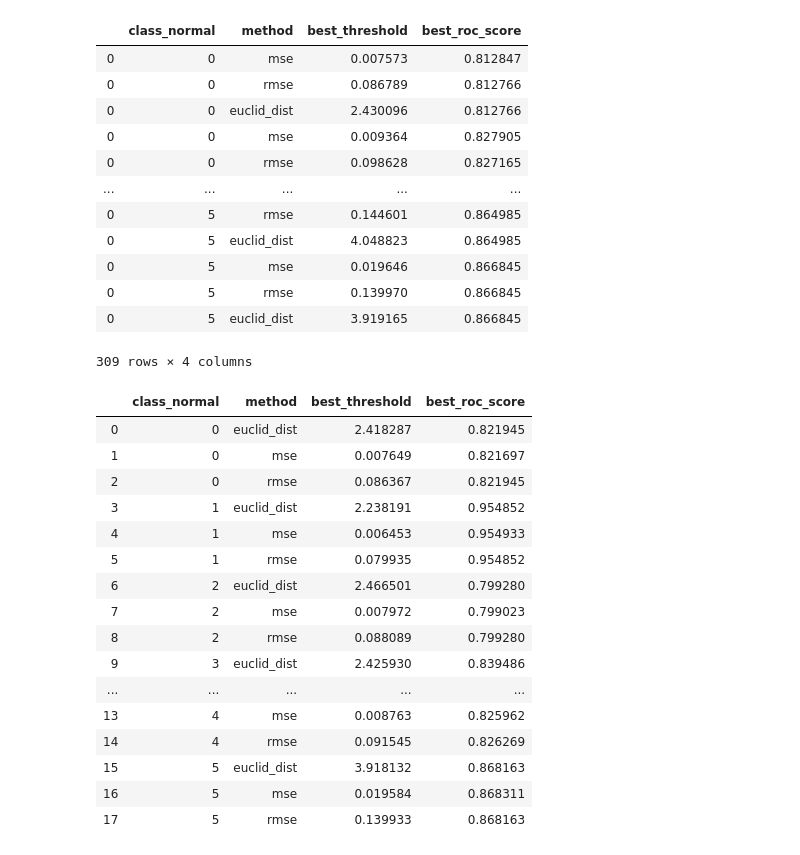
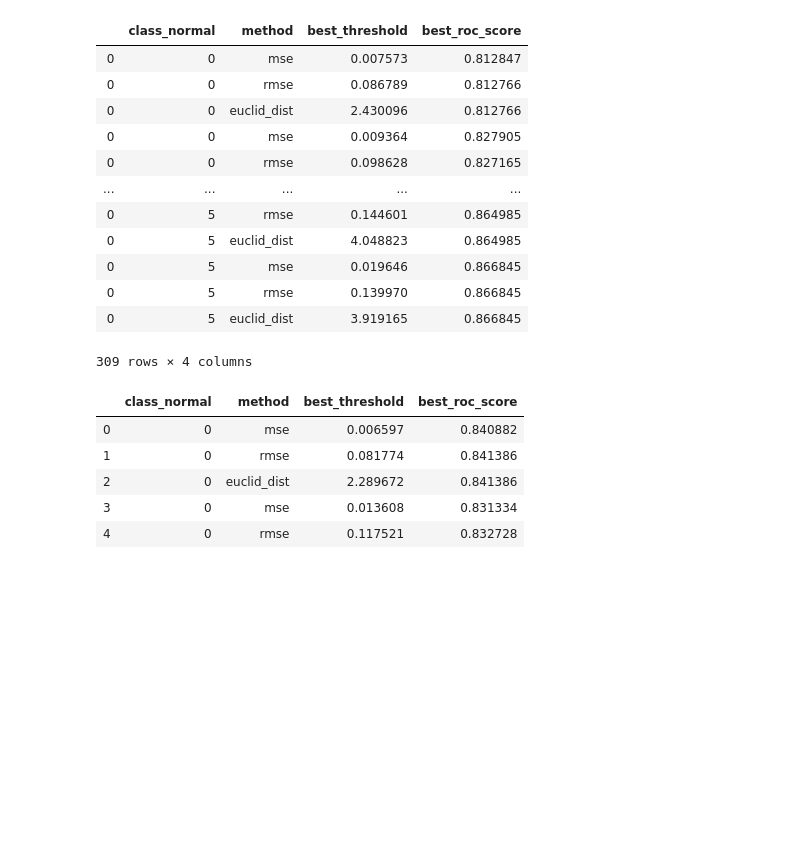
Before and after one commit to tvhahn/autoencoder-sandbox, a Jupyter notebook: notebooks/6.0-autoencoder-anomaly-detection.ipynb, the cells around one changed output. Drawn from its saved outputs; the diff is of its cells as text; code cells hidden in the pictures; blank space fills up the shorter version.

```diff
--- a/notebooks/6.0-autoencoder-anomaly-detection.ipynb
+++ b/notebooks/6.0-autoencoder-anomaly-detection.ipynb
@@ -630,22 +524,0 @@ df_all.to_csv('sparse_kl_ae_2.csv')
-# %%
-df1=df_all.groupby(['class_normal', 'method']).mean()
-df1.reset_index(inplace=True)
-df1
-# %% [output]
-|  | class_normal | method | best_threshold | best_roc_score |
-| 0 | 0 | euclid_dist | 2.418287 | 0.821945 |
-| 1 | 0 | mse | 0.007649 | 0.821697 |
-| 2 | 0 | rmse | 0.086367 | 0.821945 |
-| 3 | 1 | euclid_dist | 2.238191 | 0.954852 |
-| 4 | 1 | mse | 0.006453 | 0.954933 |
-| 5 | 1 | rmse | 0.079935 | 0.954852 |
-| 6 | 2 | euclid_dist | 2.466501 | 0.799280 |
-| 7 | 2 | mse | 0.007972 | 0.799023 |
-| 8 | 2 | rmse | 0.088089 | 0.799280 |
-| 9 | 3 | euclid_dist | 2.425930 | 0.839486 |
-| ... | ... | ... | ... | ... |
-| 13 | 4 | mse | 0.008763 | 0.825962 |
-| 14 | 4 | rmse | 0.091545 | 0.826269 |
-| 15 | 5 | euclid_dist | 3.918132 | 0.868163 |
-| 16 | 5 | mse | 0.019584 | 0.868311 |
-| 17 | 5 | rmse | 0.139933 | 0.868163 |
@@ -652 +528,13 @@ df1
+# %%
+# load a CSV from a previous run
+df_all = pd.read_csv('sparse_kl_ae_2.csv',index_col=False)
+df_all.drop('Unnamed: 0', axis=1, inplace=True)
+df_all.head()
+# %% [output]
+|  | class_normal | method | best_threshold | best_roc_score |
+| 0 | 0 | mse | 0.006597 | 0.840882 |
+| 1 | 0 | rmse | 0.081774 | 0.841386 |
+| 2 | 0 | euclid_dist | 2.289672 | 0.841386 |
+| 3 | 0 | mse | 0.013608 | 0.831334 |
+| 4 | 0 | rmse | 0.117521 | 0.832728 |
 # %%
```
Also changed, not shown: parts of 23 cells of this notebook, 1 other file.
